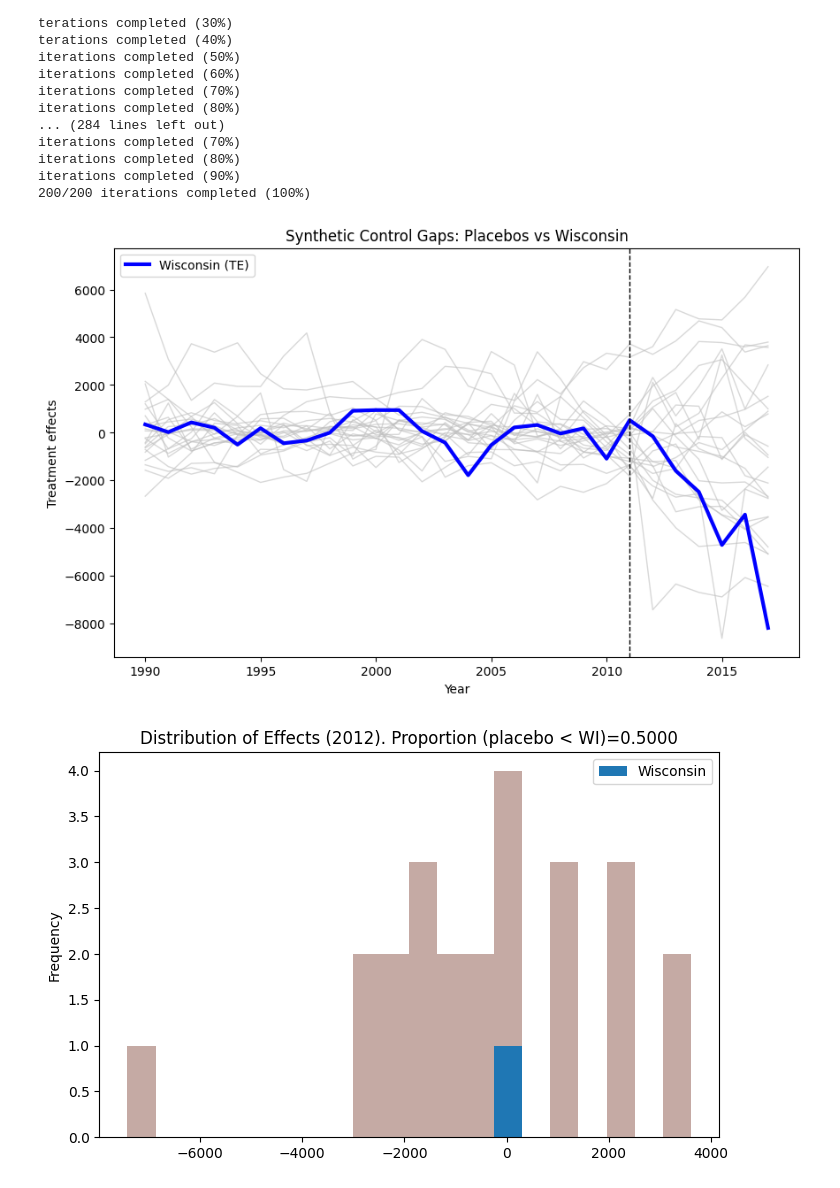
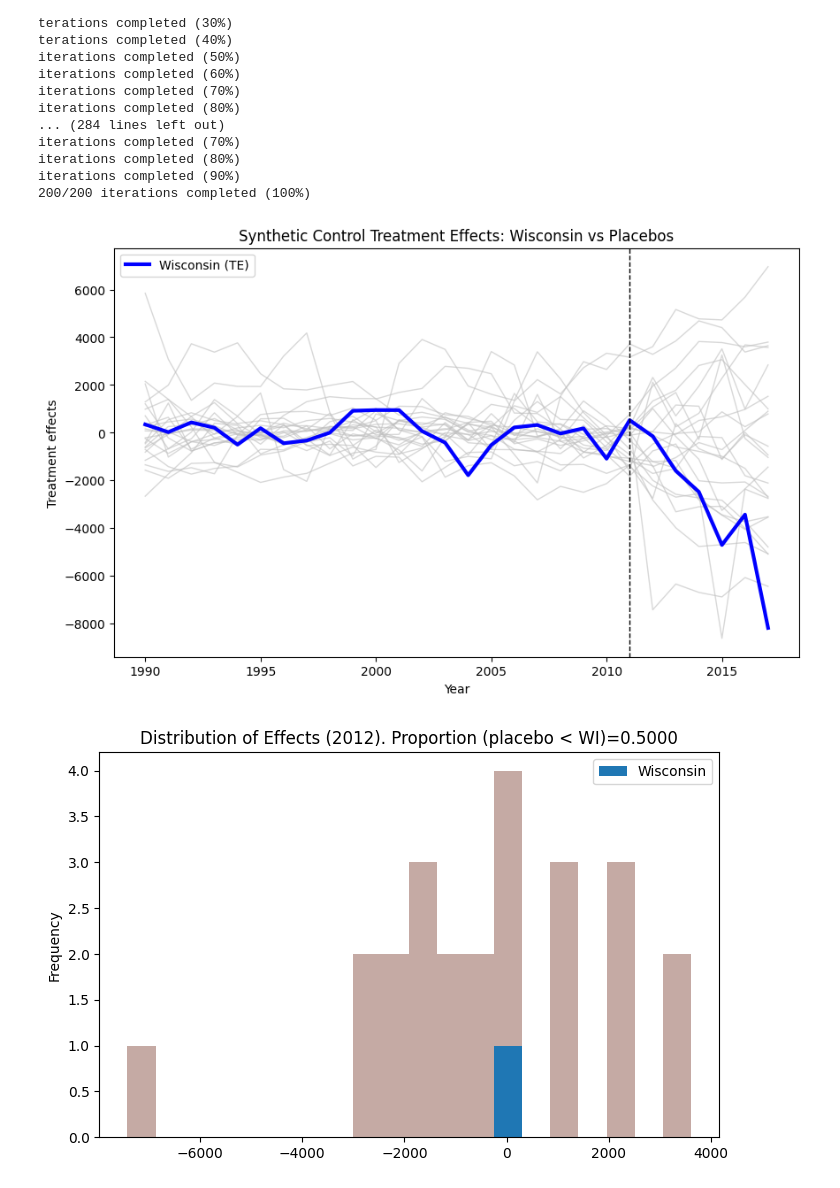
Before and after one commit to ricochn02/526-project, a Jupyter notebook: report.ipynb, the cells around one changed output. Saved outputs shown, nothing was run; the diff lists cells and outputs as text; code cells hidden in the pictures.

```diff
--- a/report.ipynb
+++ b/report.ipynb
@@ -441,17 +418,14 @@ df_te_wi
 
 We can show the distribution of effects just to get a sense of how extreme the value of the effect in Wisconsin really is.
 # %%
+# Used ChatGPT to adapt my previous code into a function and loop
 actual_treated = "Wisconsin"
 all_states = df["state"].unique()
 control_states = [s for s in all_states if s != actual_treated]
 
 def run_one_scpi(df, treated_state, donor_states, scaler, seed=1):
     # build scdata
-    scdf = scdata(
-        df=df,
-        id_var="state",
-        time_var="year",
-        outcome_var="salary_scaled",
+    scdf = scdata(df=df, id_var="state", time_var="year", outcome_var="salary_scaled",
         period_pre=df.loc[~df["after_treatment"], "year"].unique(),
         period_post=df.loc[df["after_treatment"], "year"].unique(),
         unit_tr=treated_state,
@@ -461,11 +435,8 @@ def run_one_scpi(df, treated_state, donor_states, scaler, seed=1):
         cointegrated_data=True,
         constant=False
     )
-
-    # point estimate
     est_si = scest(scdf, w_constr={"name": "simplex"})
 
-    # inference
     random.seed(seed)
     result = scpi(
         scdf,
@@ -480,7 +451,6 @@ def run_one_scpi(df, treated_state, donor_states, scaler, seed=1):
         u_alpha=0.05
     )
 
-    # synthetic control path (scaled + original)
     sc_scaled = np.concatenate([est_si.Y_pre_fit, est_si.Y_post_fit]).reshape(-1, 1)
     sc_orig = scaler.inverse_transform(sc_scaled).ravel()
 
@@ -493,26 +463,23 @@ def run_one_scpi(df, treated_state, donor_states, scaler, seed=1):
         "synthetic_control_scaled": sc_scaled.ravel()
     })
 
-    # merge actual outcome for treated_state
     y = df.loc[df["state"] == treated_state, ["year", "salary"]].copy()
     out = out.merge(y, on="year", how="left")
     out["te"] = out["salary"] - out["synthetic_control"]
 
     return out
 
-# --- placebo loop ---
+# Loop for all control states, excluding Wisconsin
 placebo_rows = []
 for pseudo in control_states:
-    donors = [s for s in control_states if s != pseudo]   # donors are other controls only (WI excluded)
+    donors = [s for s in control_states if s != pseudo]
     try:
         placebo_rows.append(run_one_scpi(df, pseudo, donors, scaler, seed=1))
     except Exception as e:
         print(f"Skipping {pseudo} (failed): {e}")
 
 placebos = pd.concat(placebo_rows, ignore_index=True)
-
-# post-treatment only if you want:
-placebos_post = placebos[placebos["year"] > 2011].copy()
+placebos_post = placebos[placebos["year"] > 2011]
 # %% [output]
 -----------------------------------------------
 Estimating Weights...
@@ -534,31 +501,29 @@ iterations completed (90%)
 # %%
 wi_filter = df[df["state"]=="Wisconsin"][["state", "year", "synthetic_control", "synthetic_control_scaled", "salary", "te"]]
 wi_filter
 
 df_treat_placebo = pd.concat(
     [placebos[["state", "year", "te"]], wi_filter[["state", "year", "te"]]]
 )
 
 fig, ax = plt.subplots(figsize=(10, 6))
 
-# placebo lines
+# Placebo lines
 for s, g in df_treat_placebo[df_treat_placebo["state"] != "Wisconsin"].groupby("state"):
     ax.plot(g["year"], g["te"], color="0.75", linewidth=1, alpha=0.6)
 
 # Wisconsin line
 g_wi = df_treat_placebo[df_treat_placebo["state"] == "Wisconsin"].sort_values("year")
 ax.plot(g_wi["year"], g_wi["te"], color="blue", linewidth=3, label="Wisconsin (TE)")
 
-# treatment time marker (treatment starts after 2011 in your code)
 ax.axvline(2011, color="black", linestyle="--", linewidth=1)
-
-ax.set_title("Synthetic Control Gaps: Placebos vs Wisconsin")
+ax.set_title("Synthetic Control Treatment Effects: Wisconsin vs Placebos")
 ax.set_xlabel("Year")
 ax.set_ylabel("Treatment effects")
 ax.legend()
 plt.show()
 # %% [output]
-[figure, old version]
+[figure, new version]
 # %%
 for year in range(2012, 2018):
     effects = df_treat_placebo.loc[df_treat_placebo["year"] == year, "te"].to_numpy()
```
Also changed, not shown: parts of 10 cells of this notebook.
